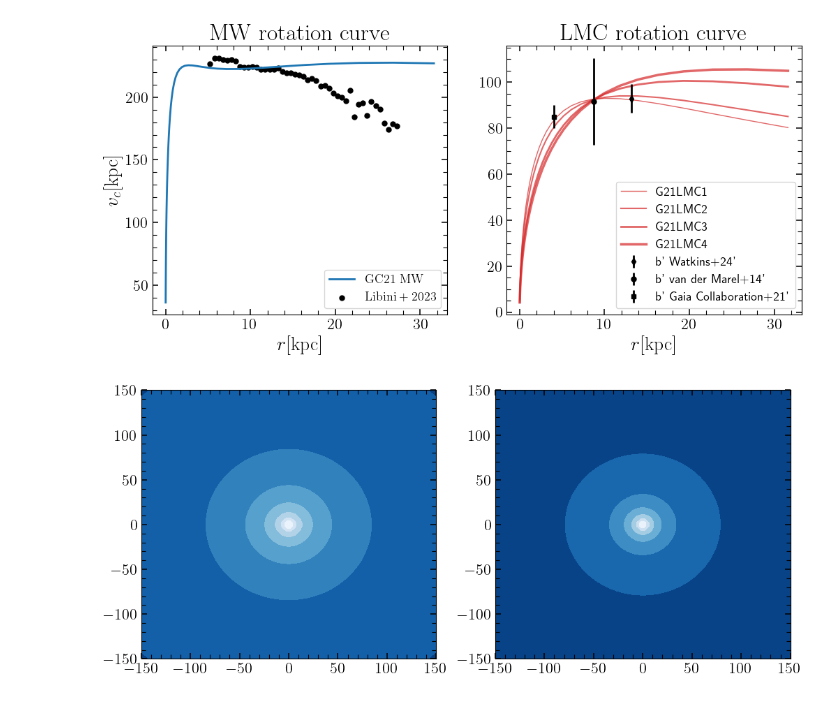
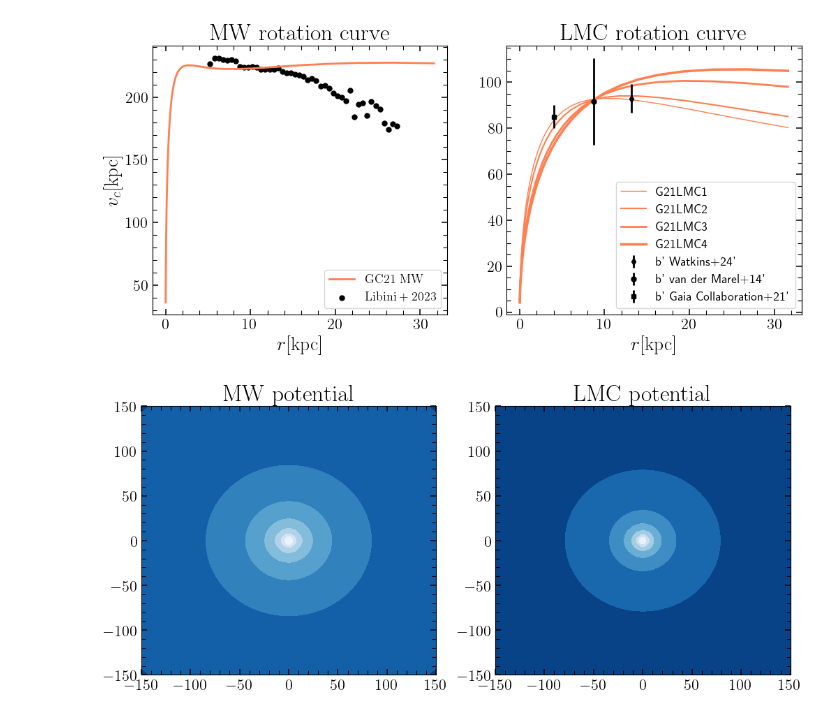
Before and after one commit to jngaravitoc/XMC-Atlas, a Jupyter notebook: GC21/GC21_model.ipynb, the cells around one changed output. Saved outputs shown, nothing was run; the diff lists cells and outputs as text; code cells hidden in the pictures.

Commit message:
update GC21 model

```diff
--- a/GC21/GC21_model.ipynb
+++ b/GC21/GC21_model.ipynb
@@ -45,10 +47,10 @@ load_rc_data()
 # %%
 fig, ax = plt.subplots(1, 2, figsize=(12, 5))
-ax[0].plot(q[2], vc_mw, label=r'$\rm{GC21\ MW}$')
-ax[1].plot(q[2], vc_lmc1, c='C3', lw=1, alpha=0.7, label='G21LMC1')
-ax[1].plot(q[2], vc_lmc2, c='C3', lw=1.5, alpha=0.7, label='G21LMC2')
-ax[1].plot(q[2], vc_lmc3, c='C3', lw=2, alpha=0.7, label='G21LMC3')
-ax[1].plot(q[2], vc_lmc4, c='C3', lw=2.5, alpha=0.7, label='G21LMC4')
+ax[0].plot(q[2], vc_mw, c='coral', label=r'$\rm{GC21\ MW}$')
+ax[1].plot(q[2], vc_lmc1, c='coral', lw=1, label='G21LMC1')
+ax[1].plot(q[2], vc_lmc2, c='coral', lw=1.5, label='G21LMC2')
+ax[1].plot(q[2], vc_lmc3, c='coral', lw=2, label='G21LMC3')
+ax[1].plot(q[2], vc_lmc4, c='coral', lw=2.5, label='G21LMC4')
 
 ax[0].set_xlabel(r'$r\rm{[kpc]}$')
 ax[1].set_xlabel(r'$r\rm{[kpc]}$')
@@ -62,14 +64,17 @@ for i in range(len(Rlmc)):
 
 ax[0].legend(fontsize=13)
 ax[1].legend(fontsize=13)
-plt.savefig('../figures/GC21_model.pdf', bbox_inches='tight')
+#plt.savefig('../figures/GC21_model.pdf', bbox_inches='tight')
 plt.show()
 # %% [output]
-[figure, old version]
+[figure, new version]
 # %%
+fig, ax = plt.subplots(1, 2, figsize=(12, 5))
+ax[0].set_title(r'$\rm{MW\ potential}$')
+ax[1].set_title(r'$\rm{LMC\ potential}$')
+
 grid = np.linspace(-150, 150, 64)
-fig, ax = plt.subplots(1, 2, figsize=(12, 5))
 GC21LMC1_mwpot.plot_contours(grid=(grid,grid,0), cmap='Blues', ax=ax[0])
 GC21LMC1_satpot.plot_contours(grid=(grid,grid,0), cmap='Blues', ax=ax[1])
 # %% [output]
-[figure, old version]
+[figure, new version]
```
Also changed, not shown: parts of 3 cells of this notebook.
